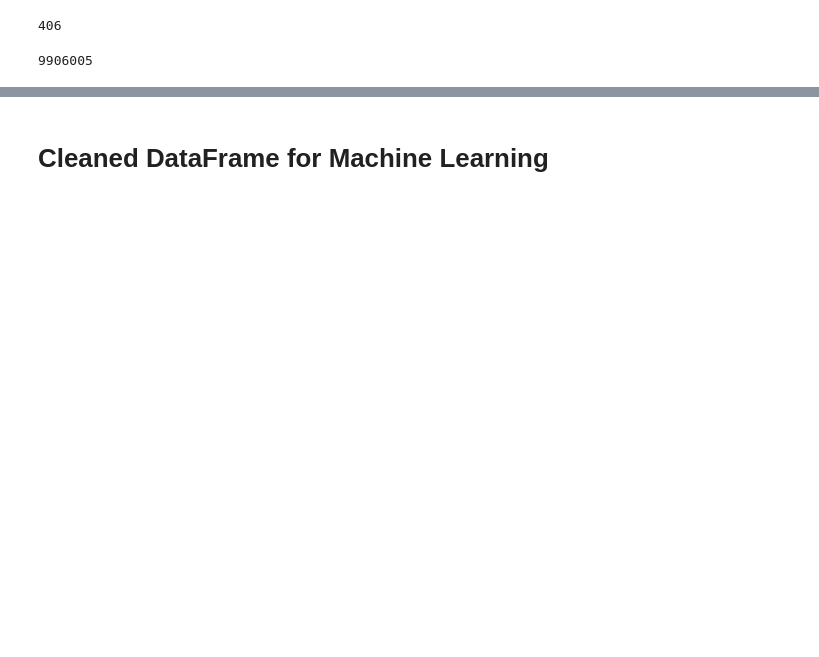
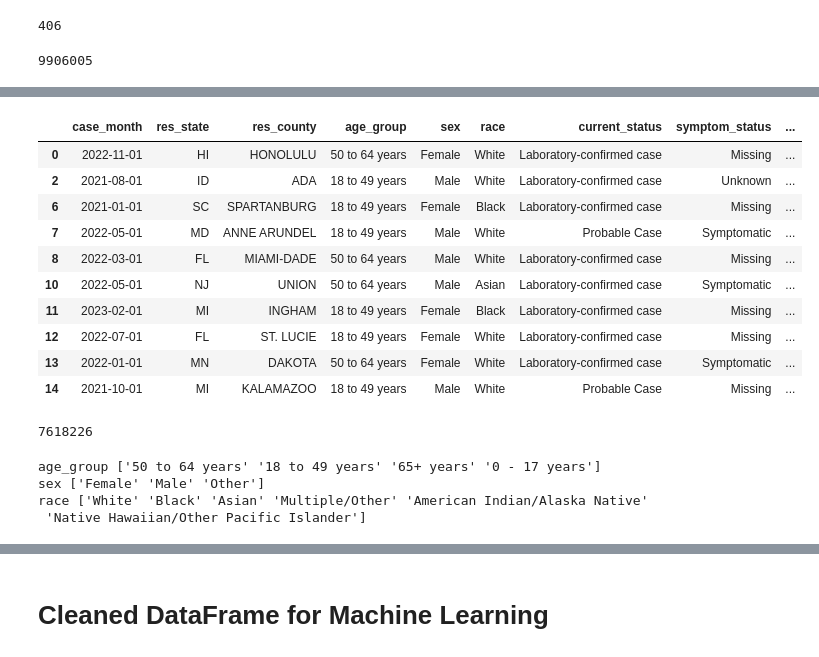
Before and after one commit to JulianDiaz619/covid, a Jupyter notebook: demographicanalysis_ETL.ipynb, the cells around one changed output, grey strips where cells are left out. Cells and saved outputs as stored; diff of their text form; code cells hidden in the pictures; blank space fills up the shorter version.

Commit message:
Tableau Dataset

```diff
--- a/demographicanalysis_ETL.ipynb
+++ b/demographicanalysis_ETL.ipynb
@@ -232,0 +235,6 @@ race_df_subset.to_csv('resources/demographic_analysis/sample_race.csv', index =
+# %%
+tableau_df = df.copy()
+tableau_df['age_group'].replace({'Unknown': pd.NA, 'Missing': pd.NA}, inplace=True)
+tableau_df['sex'].replace({'Unknown': pd.NA, 'Missing': pd.NA}, inplace=True)
+tableau_df['race'].replace({'Unknown': pd.NA, 'Missing': pd.NA}, inplace=True)
+tableau_df.head()
@@ -232,0 +248,18 @@ race_df_subset.to_csv('resources/demographic_analysis/sample_race.csv', index =
+# %%
+tableau_df.dropna(subset=['age_group', 'sex', 'race'], inplace = True)
+
+display(tableau_df.head(10))
+print(len(tableau_df))
+# %% [output]
+|  | case_month | res_state | res_county | age_group | sex | race | current_status | symptom_status | ... |
+| 0 | 2022-11-01 | HI | HONOLULU | 50 to 64 years | Female | White | Laboratory-confirmed case | Missing | ... |
+| 2 | 2021-08-01 | ID | ADA | 18 to 49 years | Male | White | Laboratory-confirmed case | Unknown | ... |
+| 6 | 2021-01-01 | SC | SPARTANBURG | 18 to 49 years | Female | Black | Laboratory-confirmed case | Missing | ... |
+| 7 | 2022-05-01 | MD | ANNE ARUNDEL | 18 to 49 years | Male | White | Probable Case | Symptomatic | ... |
+| 8 | 2022-03-01 | FL | MIAMI-DADE | 50 to 64 years | Male | White | Laboratory-confirmed case | Missing | ... |
+| 10 | 2022-05-01 | NJ | UNION | 50 to 64 years | Male | Asian | Laboratory-confirmed case | Symptomatic | ... |
+| 11 | 2023-02-01 | MI | INGHAM | 18 to 49 years | Female | Black | Laboratory-confirmed case | Missing | ... |
+| 12 | 2022-07-01 | FL | ST. LUCIE | 18 to 49 years | Female | White | Laboratory-confirmed case | Missing | ... |
+| 13 | 2022-01-01 | MN | DAKOTA | 50 to 64 years | Female | White | Laboratory-confirmed case | Symptomatic | ... |
+| 14 | 2021-10-01 | MI | KALAMAZOO | 18 to 49 years | Male | White | Probable Case | Missing | ... |
+7618226
@@ -232,0 +272,9 @@ race_df_subset.to_csv('resources/demographic_analysis/sample_race.csv', index =
+# %%
+tableau_columns = ['age_group', 'sex', 'race']
+for col in tableau_columns:
+    print(col, tableau_df[col].unique())
+# %% [output]
+age_group ['50 to 64 years' '18 to 49 years' '65+ years' '0 - 17 years']
+sex ['Female' 'Male' 'Other']
+race ['White' 'Black' 'Asian' 'Multiple/Other' 'American Indian/Alaska Native'
+ 'Native Hawaiian/Other Pacific Islander']
```
Also changed, not shown: parts of 6 cells of this notebook.
